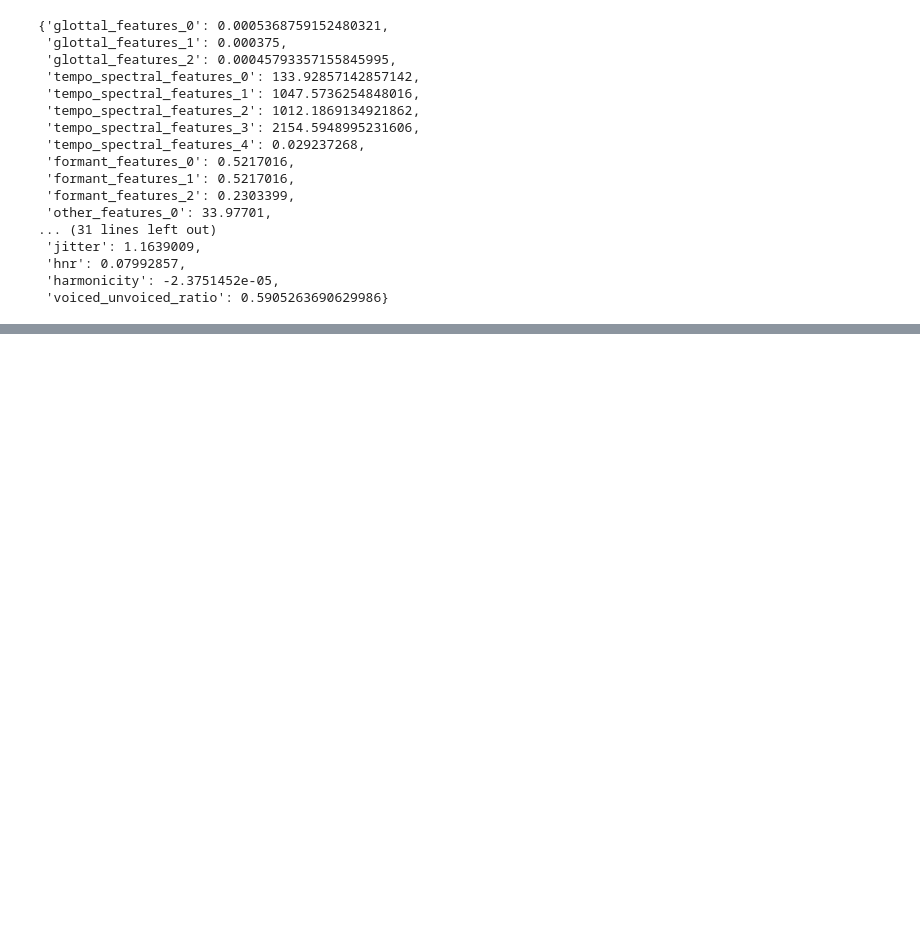
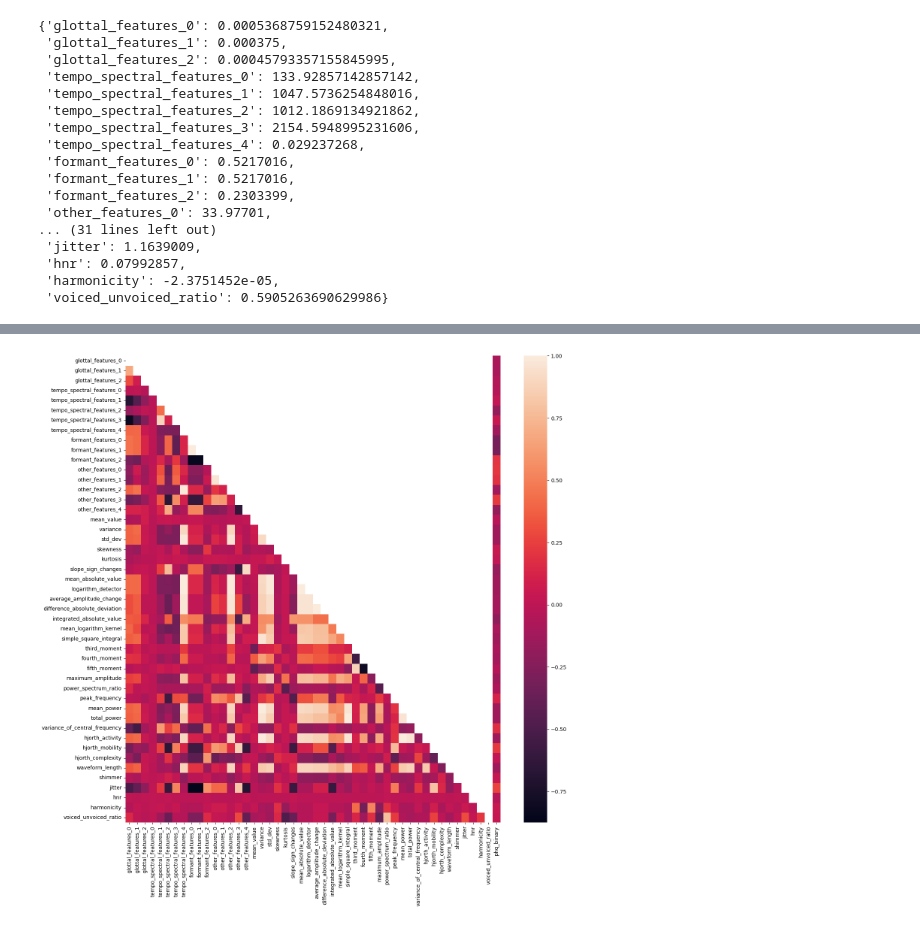
Before and after one commit to Kowd-PauUh/ml-in-depression-estimation, a Jupyter notebook: src/notebooks/04-Features-Extraction.ipynb, the cells around one changed output, grey strips where cells are left out. Saved outputs shown, nothing was run; the diff lists cells and outputs as text; code cells hidden in the pictures; blank space fills up the shorter version.

```diff
--- a/src/notebooks/04-Features-Extraction.ipynb
+++ b/src/notebooks/04-Features-Extraction.ipynb
@@ -158,0 +222,9 @@ with open(f'train-features-{int(time)}.pkl', 'wb') as f:
+# %%
+plt.figure(figsize=(15, 15))
+corr_m = pd.concat([X_train, test_df['phq_binary']], axis=1).corr()
+up_triang = np.triu(np.ones_like(corr_m)).astype(bool)
+up_triang[:, -1] = 0
+sns.heatmap(corr_m.iloc[:-1, :], mask=up_triang[:-1, :])
+plt.tight_layout()
+# %% [output]
+[figure, added]
```
Also changed, not shown: parts of 6 cells of this notebook.
